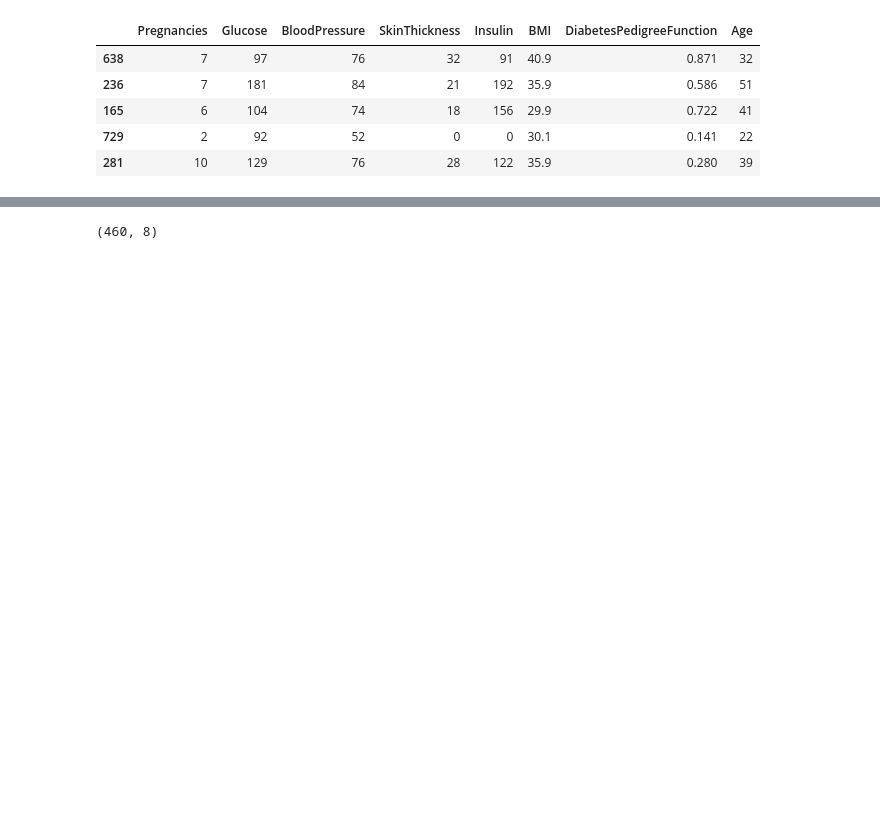
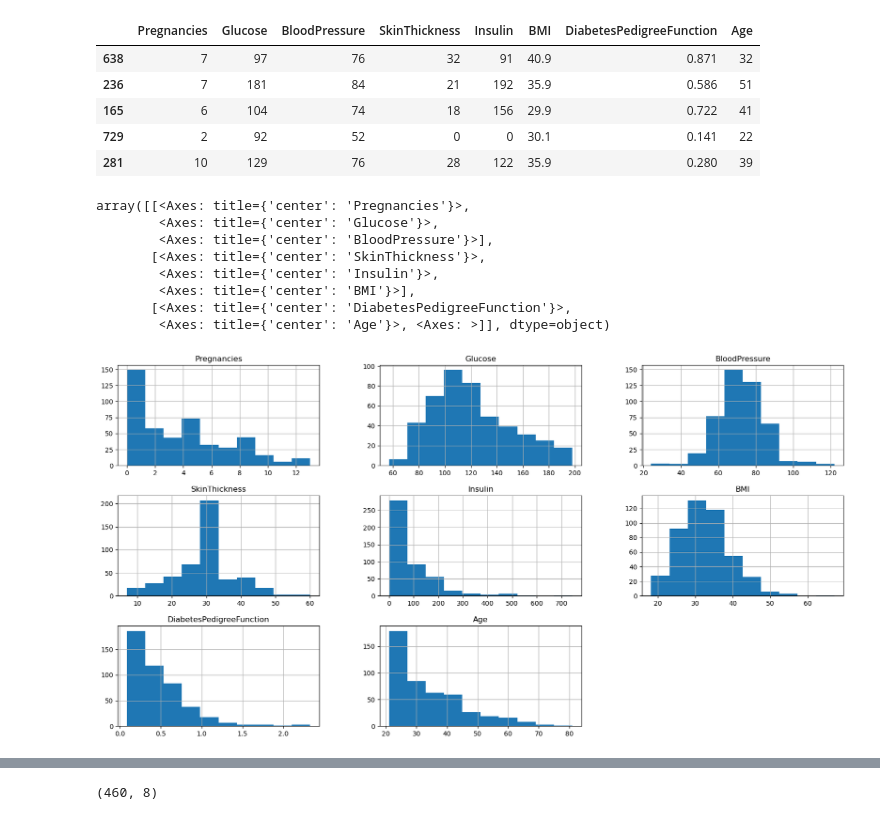
Before and after one commit to MuMind93/4439_COMP_SCI_7318_Assignment1_a1919980, a Jupyter notebook: 7318_assignment1_a1919980.ipynb, the cells around one changed output, grey strips where cells are left out. Drawn from its saved outputs; the diff is of its cells as text; code cells hidden in the pictures; blank space fills up the shorter version.

```diff
--- a/7318_assignment1_a1919980.ipynb
+++ b/7318_assignment1_a1919980.ipynb
@@ -298,16 +221,44 @@ X_train.head()
 | 281 | 10 | 129 | 76 | 28 | 122 | 35.9 | 0.280 | 39 |
 # %%
 # Convert columns to float if they are not already to ensure data type compatibility
-X_train[['Glucose', 'BloodPressure', 'BMI', 'Insulin']] = X_train[['Glucose', 'BloodPressure', 'BMI', 'Insulin']].astype(float)
-X_test[['Glucose', 'BloodPressure', 'BMI', 'Insulin']] = X_test[['Glucose', 'BloodPressure', 'BMI', 'Insulin']].astype(float)
+X_train[['Glucose', 'BloodPressure', 'BMI', 'SkinThickness']] = X_train[['Glucose', 'BloodPressure', 'BMI', 'SkinThickness']].astype(float)
+X_test[['Glucose', 'BloodPressure', 'BMI', 'SkinThickness']] = X_test[['Glucose', 'BloodPressure', 'BMI', 'SkinThickness']].astype(float)
 
-# Now perform the imputation
-X_train.loc[X_train['Glucose'] == 0, 'Glucose'] = glucose_mean
-X_train.loc[X_train['BloodPressure'] == 0, 'BloodPressure'] = blood_pressure_mean
+# Calculate medians for the training data, ignoring zeros
+glucose_median = X_train.loc[X_train['Glucose'] > 0, 'Glucose'].median()
+blood_pressure_median = X_train.loc[X_train['BloodPressure'] > 0, 'BloodPressure'].median()
+bmi_median = X_train.loc[X_train['BMI'] > 0, 'BMI'].median()
+skin_thickness_median = X_train.loc[X_train['SkinThickness'] > 0, 'SkinThickness'].median()
+
+# Apply imputation to the training set
+X_train.loc[X_train['Glucose'] == 0, 'Glucose'] = glucose_median
+X_train.loc[X_train['BloodPressure'] == 0, 'BloodPressure'] = blood_pressure_median
 X_train.loc[X_train['BMI'] == 0, 'BMI'] = bmi_median
-X_train.loc[X_train['Insulin'] == 0, 'Insulin'] = insulin_median
+X_train.loc[X_train['SkinThickness'] == 0, 'SkinThickness'] = skin_thickness_median
 
-X_test.loc[X_test['Glucose'] == 0, 'Glucose'] = glucose_mean
-X_test.loc[X_test['BloodPressure'] == 0, 'BloodPressure'] = blood_pressure_mean
+# Apply the same imputation values to the test set
+X_test.loc[X_test['Glucose'] == 0, 'Glucose'] = glucose_median
+X_test.loc[X_test['BloodPressure'] == 0, 'BloodPressure'] = blood_pressure_median
 X_test.loc[X_test['BMI'] == 0, 'BMI'] = bmi_median
-X_test.loc[X_test['Insulin'] == 0, 'Insulin'] = insulin_median
+X_test.loc[X_test['SkinThickness'] == 0, 'SkinThickness'] = skin_thickness_median
+
+# Convert columns to float in the validation set for data type compatibility
+X_val[['Glucose', 'BloodPressure', 'BMI', 'SkinThickness']] = X_val[['Glucose', 'BloodPressure', 'BMI', 'SkinThickness']].astype(float)
+
+# Apply the imputation to the validation set using the medians calculated from the training set
+X_val.loc[X_val['Glucose'] == 0, 'Glucose'] = glucose_median
+X_val.loc[X_val['BloodPressure'] == 0, 'BloodPressure'] = blood_pressure_median
+X_val.loc[X_val['BMI'] == 0, 'BMI'] = bmi_median
+X_val.loc[X_val['SkinThickness'] == 0, 'SkinThickness'] = skin_thickness_median
+# %%
+X_train.hist(figsize=(20,10))
+# %% [output]
+array([[<Axes: title={'center': 'Pregnancies'}>,
+        <Axes: title={'center': 'Glucose'}>,
+        <Axes: title={'center': 'BloodPressure'}>],
+       [<Axes: title={'center': 'SkinThickness'}>,
+        <Axes: title={'center': 'Insulin'}>,
+        <Axes: title={'center': 'BMI'}>],
+       [<Axes: title={'center': 'DiabetesPedigreeFunction'}>,
+        <Axes: title={'center': 'Age'}>, <Axes: >]], dtype=object)
+[figure, added]
```
Also changed, not shown: parts of 23 cells of this notebook.
